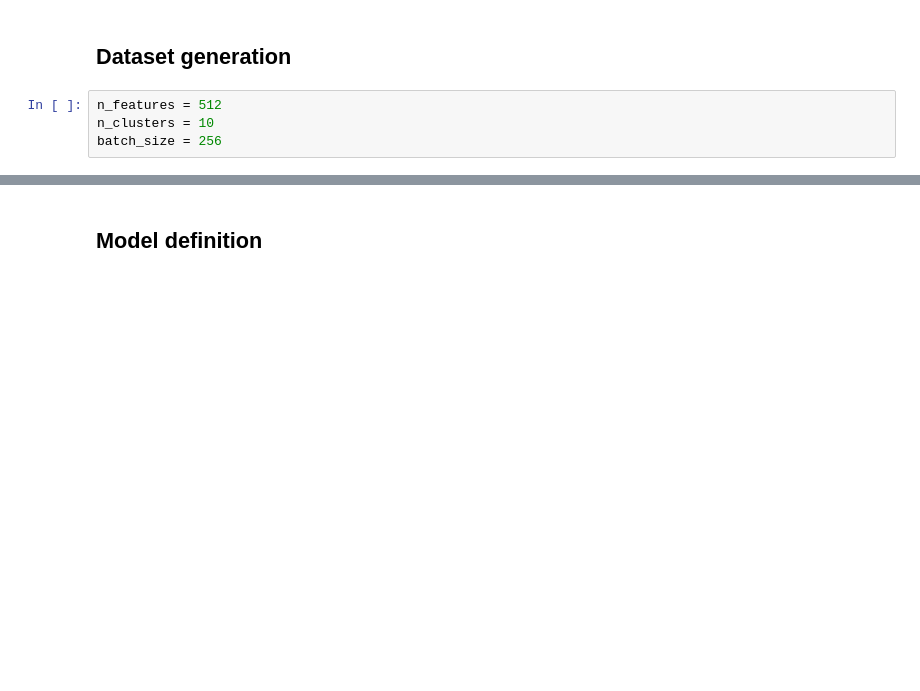
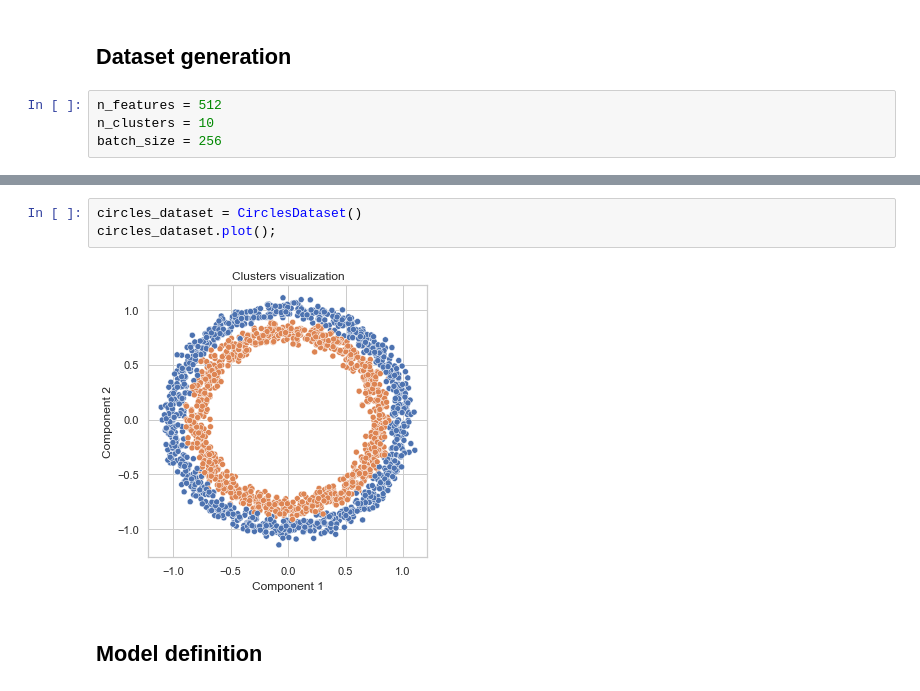
Before and after one commit to ericdaat/SiMCa, a Jupyter notebook: notebooks/clustering_blobs.ipynb, the cells around one changed output, grey strips where cells are left out. Cells and saved outputs as stored; diff of their text form; blank space fills up the shorter version.

```diff
--- a/notebooks/clustering_blobs.ipynb
+++ b/notebooks/clustering_blobs.ipynb
@@ -80,3 +114,8 @@ blobs_dataloader = DataLoader(
+# %%
+circles_dataset = CirclesDataset()
+circles_dataset.plot();
+# %% [output]
+[figure, added]
 # %% [markdown]
 ## Model definition
 # %%
```
Also changed, not shown: parts of 8 cells of this notebook.
